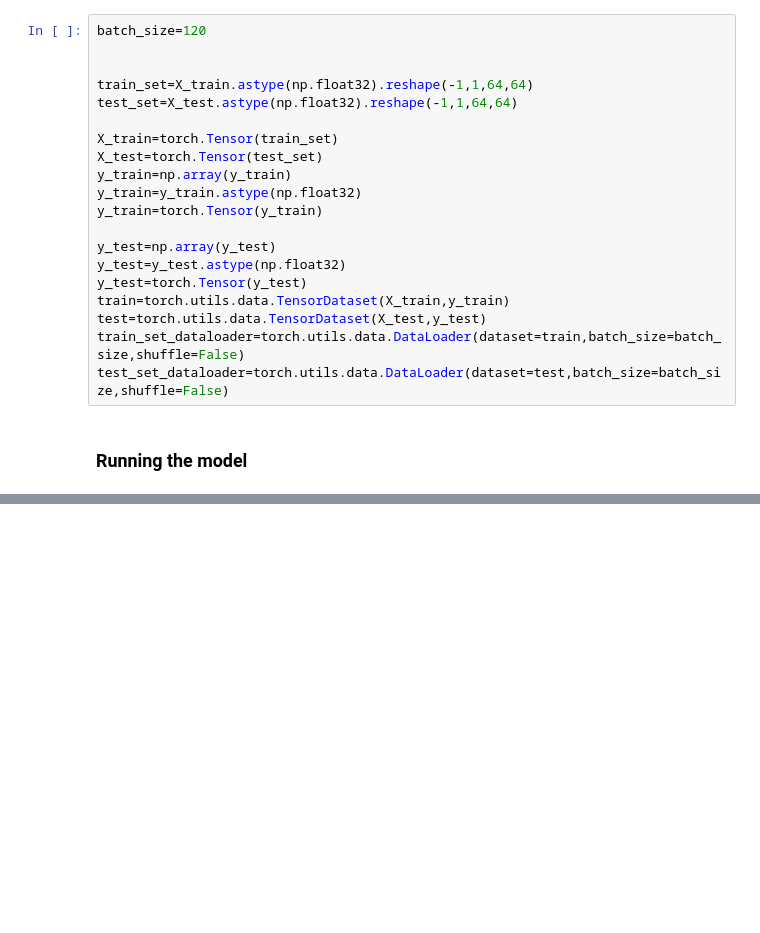
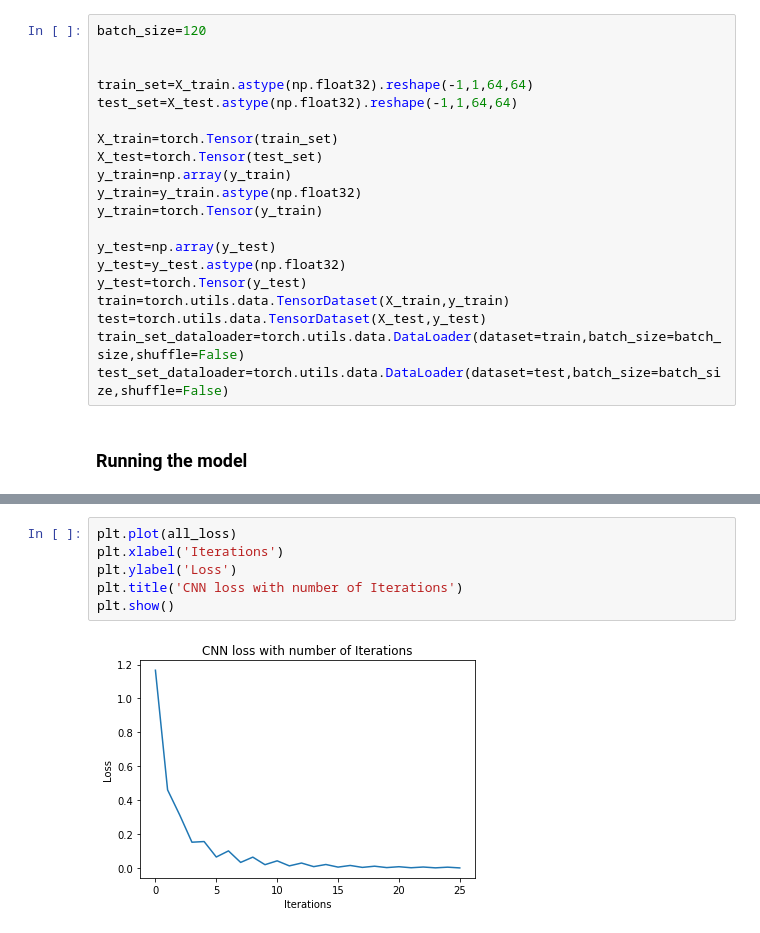
Before and after one commit to Raihan-Seraj/traffic_sign_detection, a Jupyter notebook: conv_net.ipynb, the cells around one changed output, grey strips where cells are left out. Drawn from its saved outputs; the diff is of its cells as text; blank space fills up the shorter version.

Commit message:
included the plot loss

```diff
--- a/conv_net.ipynb
+++ b/conv_net.ipynb
@@ -215,0 +232,8 @@ Epoch [1/13], Iter [100/228] Loss: 1.1663
+# %%
+plt.plot(all_loss)
+plt.xlabel('Iterations')
+plt.ylabel('Loss')
+plt.title('CNN loss with number of Iterations')
+plt.show()
+# %% [output]
+[figure, added]
```
Also changed, not shown: parts of 2 cells of this notebook.
